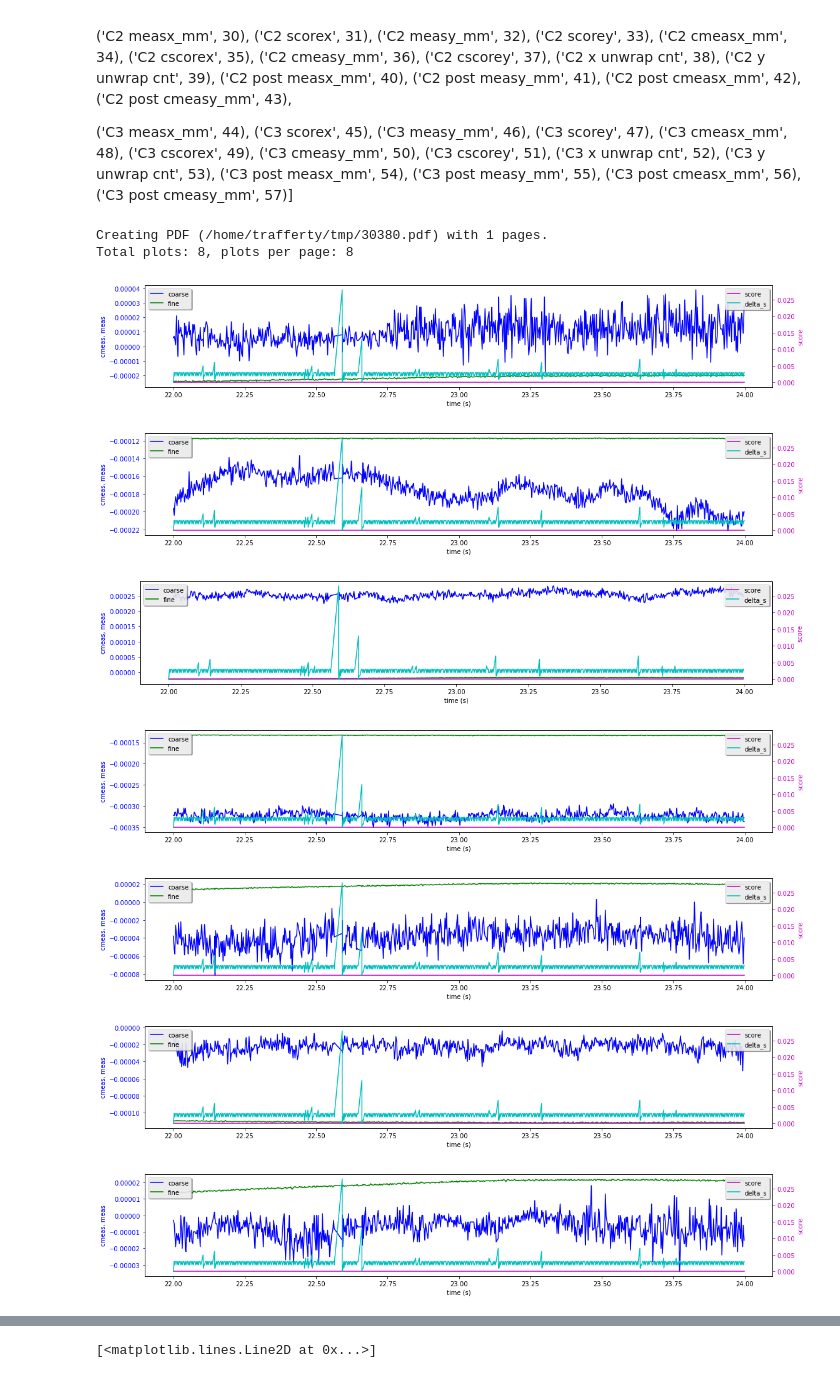
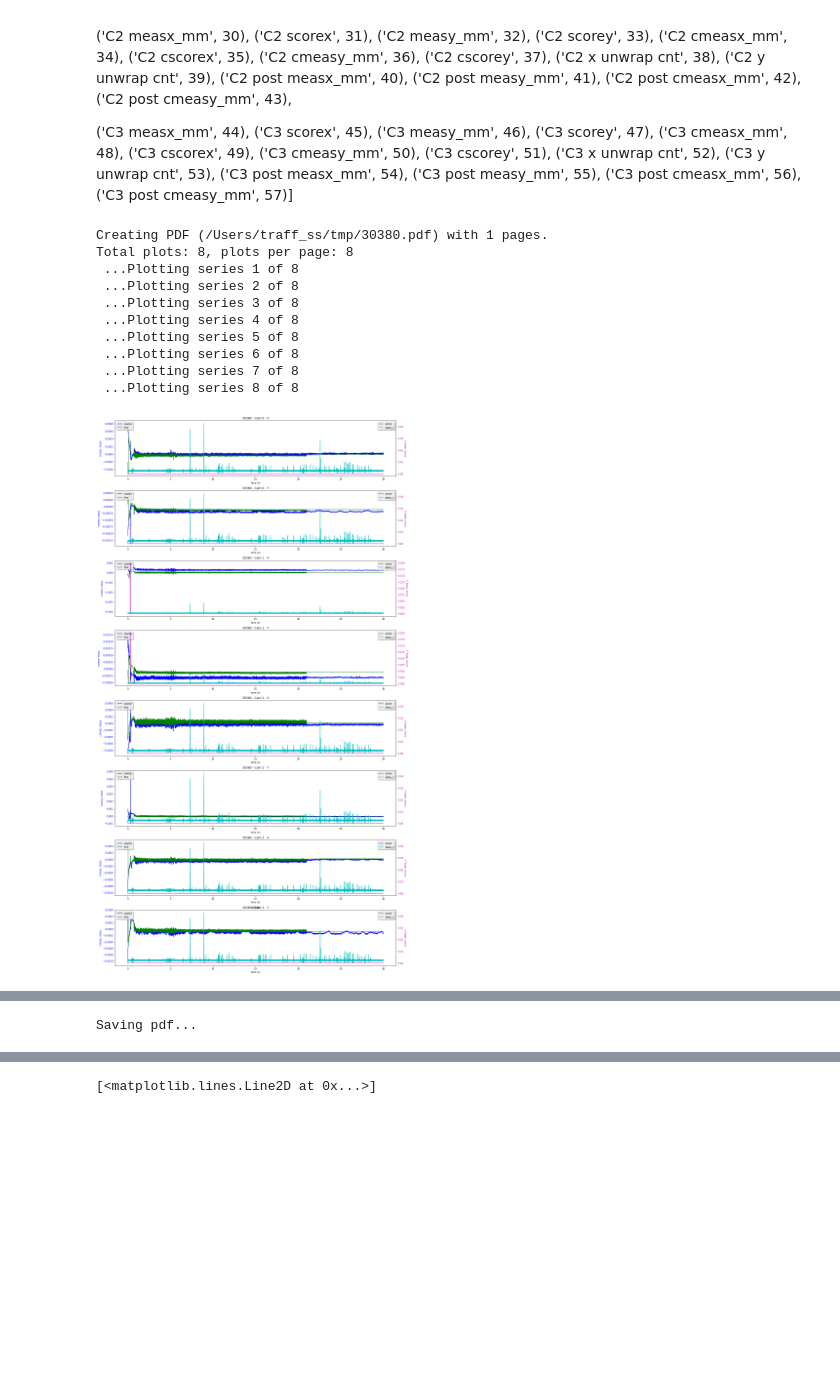
Before and after one commit to Aniruddh1/ipython-opencv-notebooks, a Jupyter notebook: notebooks/TTM Data Analysis.ipynb, the cells around one changed output, grey strips where cells are left out. Cells and saved outputs as stored; diff of their text form; code cells hidden in the pictures; blank space fills up the shorter version.

Commit message:
Finally figured out how to get all subplots onto a single pdf page

```diff
--- a/notebooks/TTM Data Analysis.ipynb
+++ b/notebooks/TTM Data Analysis.ipynb
@@ -276,32 +277,34 @@ def plot_series(df, title_str, query_str, save_pdf):
 # %%
 # 22: '20.1 <= time_s < 20.4'
 # 26: '1 <= time_s < 3'
 
 vib_sets_05_17 = [(22, '30271', '18.1 <= time_s < 22.4'),
             (22, '%s/30271_long', '1 <= time_s < 30'),
             (26, '%s/30279', '1 <= time_s < 3'),
             (26, '%s/30279_before', '1.3 <= time_s < 1.75')]
 
-vib_sets = [(0, '30380', '22 <= time_s < 24'),
+vib_sets = [(0, '30380', '0 <= time_s < 30'),
             (1, '30382', '0 <= time_s < 30'),
             (2, '30384', '0 <= time_s < 30'),
             (3, '30385', '0 <= time_s < 30'),
             (4, '30386', '0 <= time_s < 30')]
 i = 0
 save_pdf = True
 
 df = pd.DataFrame.from_records(data_sets[vib_sets[i][0]], columns=cols)
 
 # for i in range(len(vib_sets)):
 #     plot_series(df, vib_sets[i][1], vib_sets[i][2], save_pdf )
 plot_series(df, vib_sets[i][1], vib_sets[i][2], save_pdf )
 # %% [output]
-Creating PDF (/home/trafferty/tmp/30380.pdf) with 1 pages.
+Creating PDF (/Users/traff_ss/tmp/30380.pdf) with 1 pages.
 Total plots: 8, plots per page: 8
+ ...Plotting series 1 of 8
+ ...Plotting series 2 of 8
+ ...Plotting series 3 of 8
+ ...Plotting series 4 of 8
+ ...Plotting series 5 of 8
+ ...Plotting series 6 of 8
+ ...Plotting series 7 of 8
+ ...Plotting series 8 of 8
-[figure, old version]
+[figure, new version]
-[figure, removed]
-[figure, removed]
-[figure, removed]
-[figure, removed]
-[figure, removed]
-[figure, removed]
@@ -309,3 +311,4 @@ Total plots: 8, plots per page: 8
+Saving pdf...
 # %%
 df = pd.DataFrame.from_records(data_sets[26], columns=cols)
 df_sub = df.query('1.415 <= time_s < 1.735')
```
Also changed, not shown: parts of 3 cells of this notebook.
